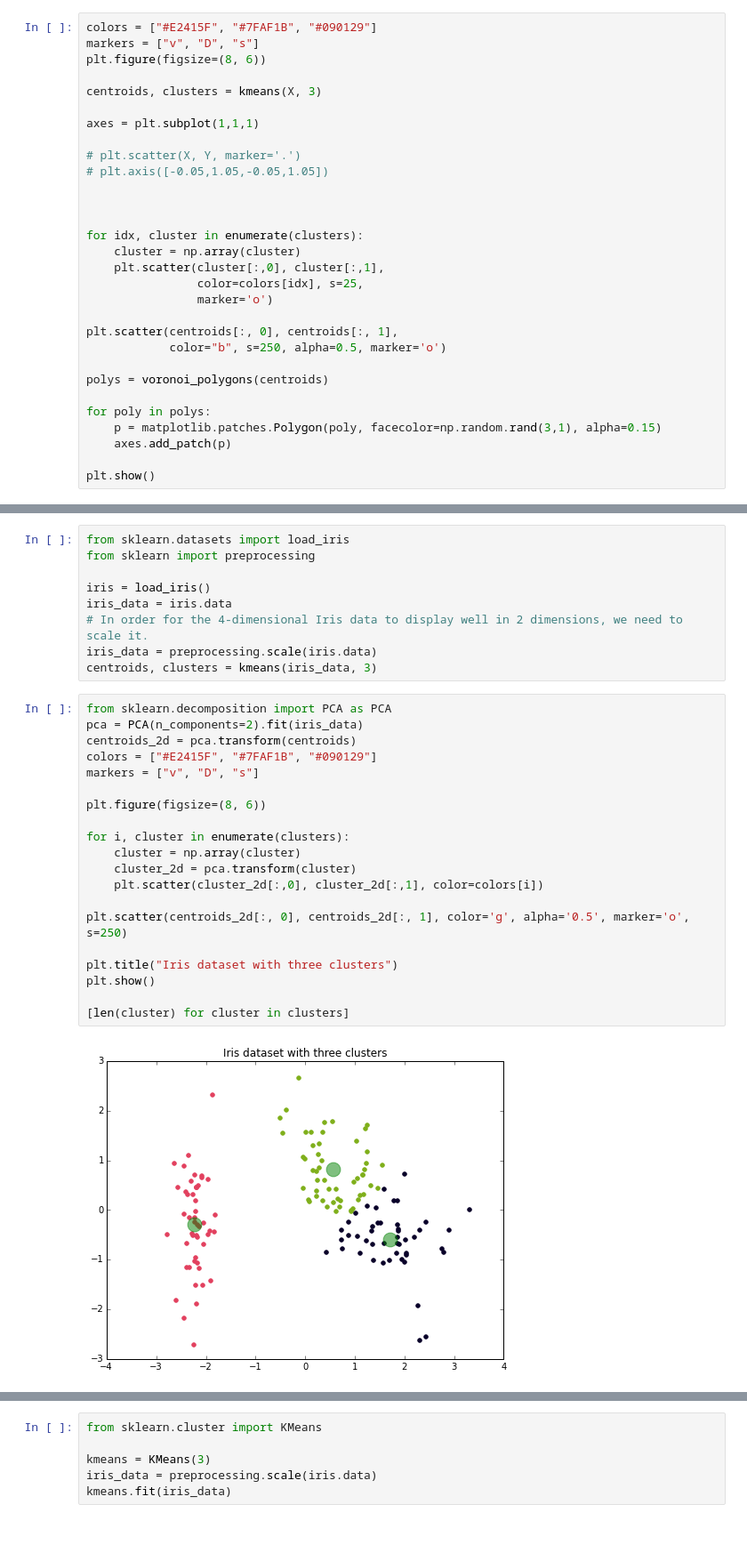
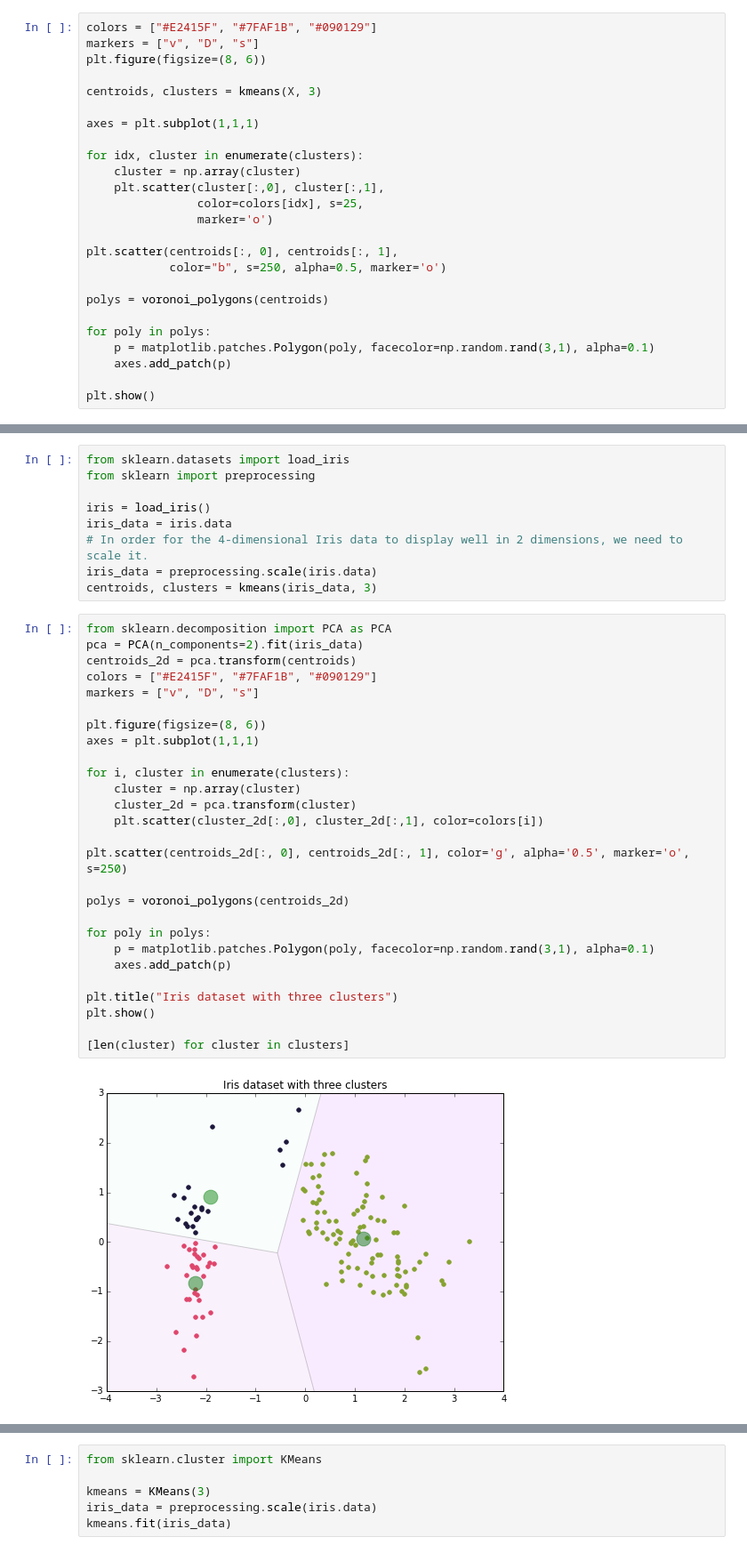
Before and after one commit to tiyd-python-2015-05/curriculum, a Jupyter notebook: week-6/01 - Clustering.ipynb, the cells around one changed output, grey strips where cells are left out. Shown at 89% size. Saved outputs shown, nothing was run; the diff lists cells and outputs as text.

```diff
--- a/week-6/01 - Clustering.ipynb
+++ b/week-6/01 - Clustering.ipynb
@@ -100,11 +92,6 @@ plt.figure(figsize=(8, 6))
 centroids, clusters = kmeans(X, 3)
 
 axes = plt.subplot(1,1,1)
-
-# plt.scatter(X, Y, marker='.')
-# plt.axis([-0.05,1.05,-0.05,1.05])
-
-
 
 for idx, cluster in enumerate(clusters):
     cluster = np.array(cluster)
@@ -118,7 +105,7 @@ plt.scatter(centroids[:, 0], centroids[:, 1],
 polys = voronoi_polygons(centroids)
 
 for poly in polys:
-    p = matplotlib.patches.Polygon(poly, facecolor=np.random.rand(3,1), alpha=0.15)
+    p = matplotlib.patches.Polygon(poly, facecolor=np.random.rand(3,1), alpha=0.1)
     axes.add_patch(p)
 
 plt.show()
@@ -136,22 +129,29 @@ centroids, clusters = kmeans(iris_data, 3)
 # %%
 from sklearn.decomposition import PCA as PCA
 pca = PCA(n_components=2).fit(iris_data)
 centroids_2d = pca.transform(centroids)
 colors = ["#E2415F", "#7FAF1B", "#090129"]
 markers = ["v", "D", "s"]
 
 plt.figure(figsize=(8, 6))
+axes = plt.subplot(1,1,1)
 
 for i, cluster in enumerate(clusters):
     cluster = np.array(cluster)
     cluster_2d = pca.transform(cluster)
     plt.scatter(cluster_2d[:,0], cluster_2d[:,1], color=colors[i])
 
 plt.scatter(centroids_2d[:, 0], centroids_2d[:, 1], color='g', alpha='0.5', marker='o', s=250)
 
+polys = voronoi_polygons(centroids_2d)
+
+for poly in polys:
+    p = matplotlib.patches.Polygon(poly, facecolor=np.random.rand(3,1), alpha=0.1)
+    axes.add_patch(p)
+
 plt.title("Iris dataset with three clusters")
 plt.show()
 
 [len(cluster) for cluster in clusters]
 # %% [output]
-[figure, old version]
+[figure, new version]
```
Also changed, not shown: parts of 22 cells of this notebook, 3 other files.
